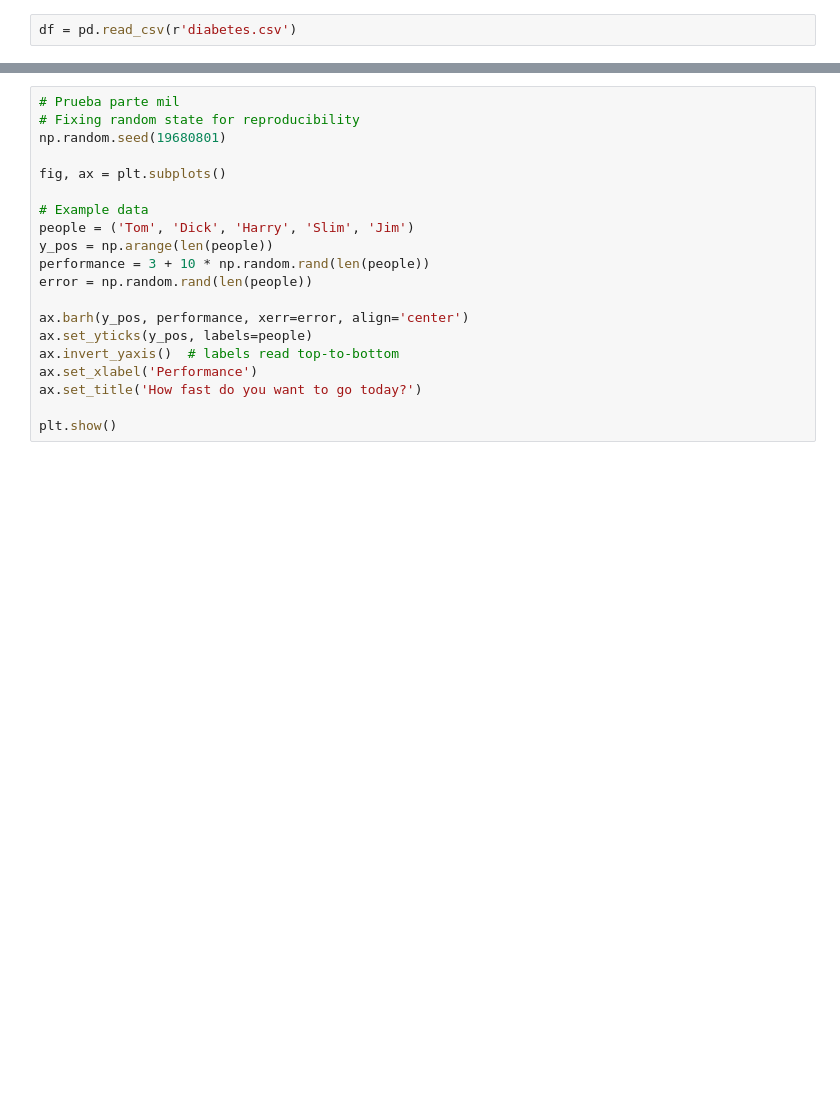
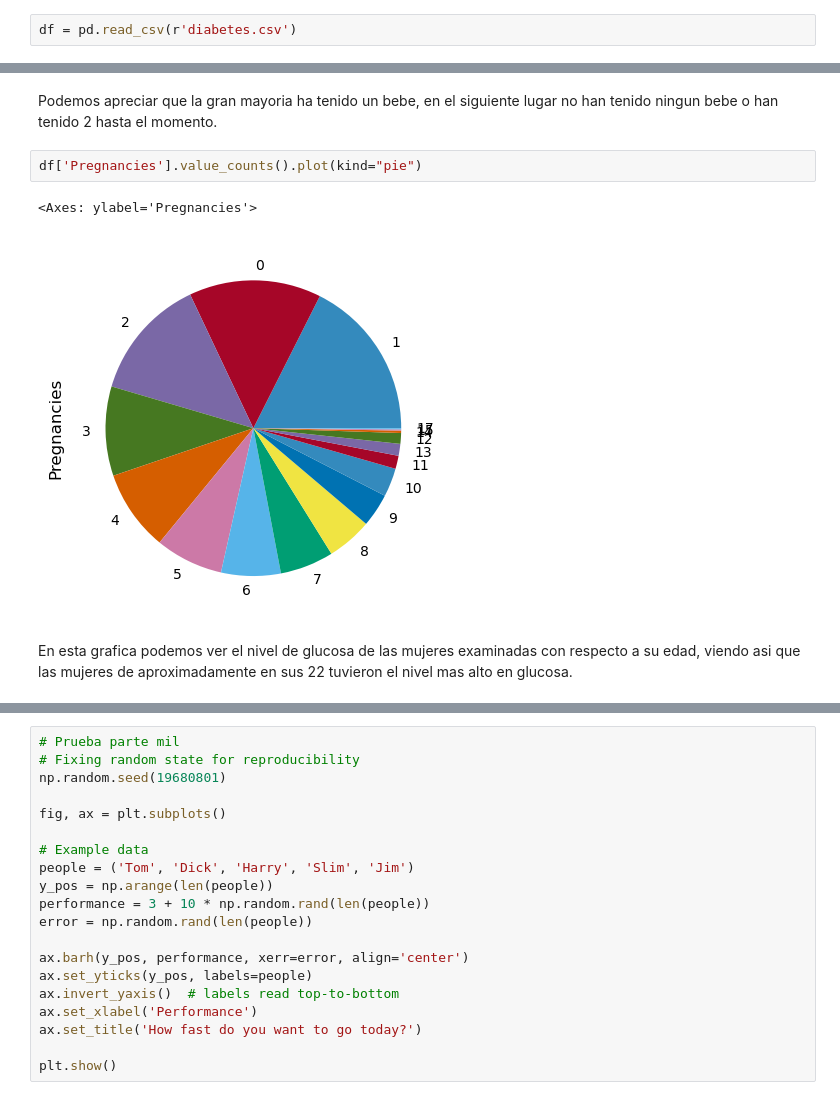
Before and after one commit to Ariana1998/AnalisisExploratorio_ArianaEspinoza, a Jupyter notebook: Diabetes.ipynb, the cells around one changed output, grey strips where cells are left out. Saved outputs shown, nothing was run; the diff lists cells and outputs as text; blank space fills up the shorter version.

```diff
--- a/Diabetes.ipynb
+++ b/Diabetes.ipynb
@@ -36 +57,10 @@ print(df)
+# %% [markdown]
+Podemos apreciar que la gran mayoria ha tenido un bebe, en el siguiente lugar no han tenido ningun bebe o han tenido 2 hasta el momento.
+# %%
+df['Pregnancies'].value_counts().plot(kind="pie")
+# %% [output]
+<Axes: ylabel='Pregnancies'>
+[figure, added]
+# %% [markdown]
+En esta grafica podemos ver el nivel de glucosa de las mujeres examinadas con respecto a su edad, viendo asi que las mujeres de aproximadamente en sus 22 tuvieron el nivel mas alto en glucosa.
 # %%
```
Also changed, not shown: parts of 24 cells of this notebook.
